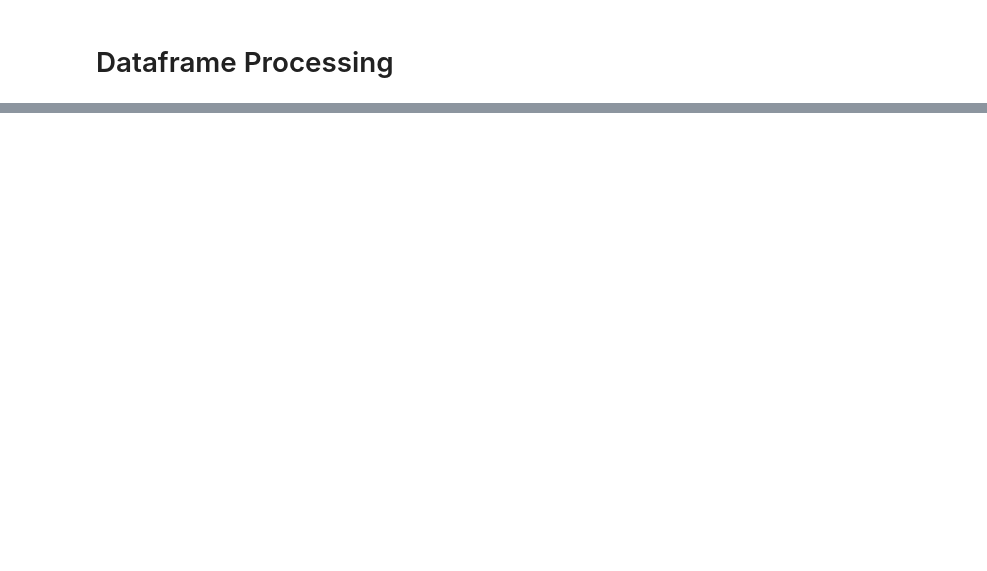
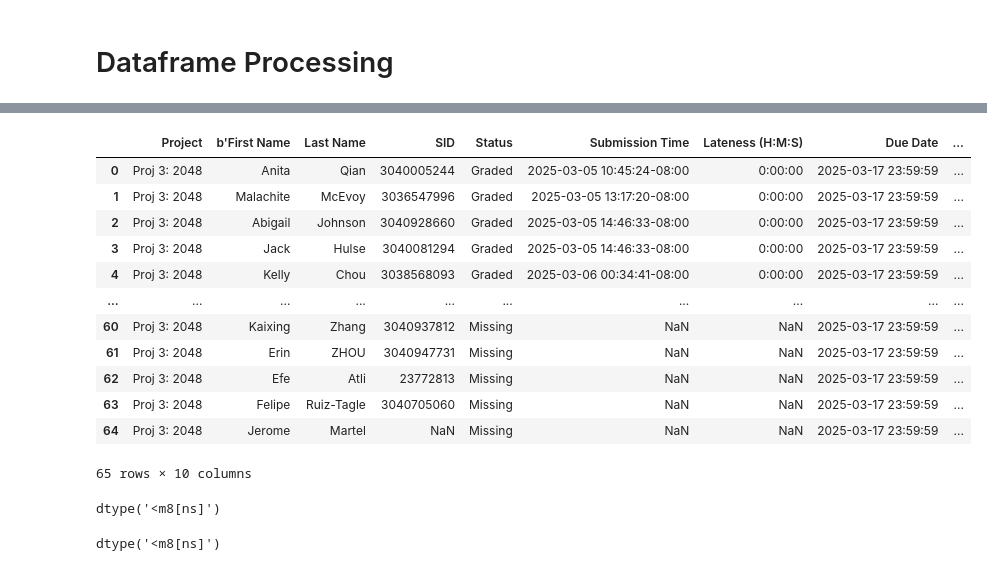
Before and after one commit to AFA-Tooling/remind, a Jupyter notebook: gradesync_input/df_processing.ipynb, the cells around one changed output, grey strips where cells are left out. Drawn from its saved outputs; the diff is of its cells as text; code cells hidden in the pictures; blank space fills up the shorter version.

```diff
--- a/gradesync_input/df_processing.ipynb
+++ b/gradesync_input/df_processing.ipynb
@@ -28,0 +278,53 @@ NameError: name '__file__' is not defined
+# %%
+"""
+What will the code do:
+1. Iterate through every single row in this table
+2. Student SID has not submitted assignment, status = 'missing' from student_data_one_assignment AND today_date == due_date - notification_freq
+3. Append that student, row, assignment to the message_requests temporary dataframe
+4. Continue iterating through every single one
+"""
+
+# Get the current date, for example let's say today's date is 3-17-25 minus 3 days which is 3-14-25.
+# This will help with the example above
+
+today_date = datetime.datetime(2025, 3, 12, 0, 0, 0)
+today_date
+
+# Get the difference between the due date and the current date
+def get_date_difference(row):
+    # Get the due date from the row
+    due_date = row['Due Date']
+
+    # Get the difference between the due date and the current date
+    date_difference = due_date - today_date
+
+    return date_difference
+
+merged_df['Date Difference'] = merged_df.apply(get_date_difference, axis=1)
+merged_df
+# %% [output]
+|  | Project | b'First Name | Last Name | SID | Status | Submission Time | Lateness (H:M:S) | Due Date | ... |
+| 0 | Proj 3: 2048 | Anita | Qian | 3040005244 | Graded | 2025-03-05 10:45:24-08:00 | 0:00:00 | 2025-03-17 23:59:59 | ... |
+| 1 | Proj 3: 2048 | Malachite | McEvoy | 3036547996 | Graded | 2025-03-05 13:17:20-08:00 | 0:00:00 | 2025-03-17 23:59:59 | ... |
+| 2 | Proj 3: 2048 | Abigail | Johnson | 3040928660 | Graded | 2025-03-05 14:46:33-08:00 | 0:00:00 | 2025-03-17 23:59:59 | ... |
+| 3 | Proj 3: 2048 | Jack | Hulse | 3040081294 | Graded | 2025-03-05 14:46:33-08:00 | 0:00:00 | 2025-03-17 23:59:59 | ... |
+| 4 | Proj 3: 2048 | Kelly | Chou | 3038568093 | Graded | 2025-03-06 00:34:41-08:00 | 0:00:00 | 2025-03-17 23:59:59 | ... |
+| ... | ... | ... | ... | ... | ... | ... | ... | ... | ... |
+| 60 | Proj 3: 2048 | Kaixing | Zhang | 3040937812 | Missing | NaN | NaN | 2025-03-17 23:59:59 | ... |
+| 61 | Proj 3: 2048 | Erin | ZHOU | 3040947731 | Missing | NaN | NaN | 2025-03-17 23:59:59 | ... |
+| 62 | Proj 3: 2048 | Efe | Atli | 23772813 | Missing | NaN | NaN | 2025-03-17 23:59:59 | ... |
+| 63 | Proj 3: 2048 | Felipe | Ruiz-Tagle | 3040705060 | Missing | NaN | NaN | 2025-03-17 23:59:59 | ... |
+| 64 | Proj 3: 2048 | Jerome | Martel | NaN | Missing | NaN | NaN | 2025-03-17 23:59:59 | ... |
+65 rows × 10 columns
+# %%
+# Get the type of the notification_frequency column in merged_df
+notification_frequency_type = merged_df['notification_frequency'].dtype
+notification_frequency_type
+# %% [output]
+dtype('<m8[ns]')
+# %%
+# Get the type of the Date Difference column in merged_df
+date_difference_type = merged_df['Date Difference'].dtype
+date_difference_type
+# %% [output]
+dtype('<m8[ns]')
```
Also changed, not shown: parts of 26 cells of this notebook, 4 other files.
